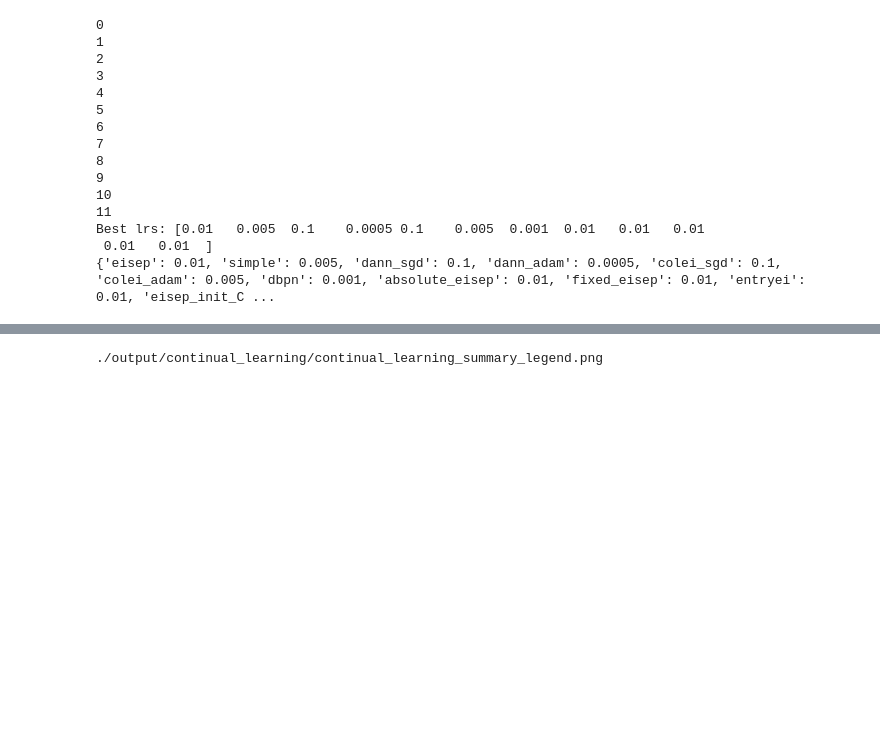
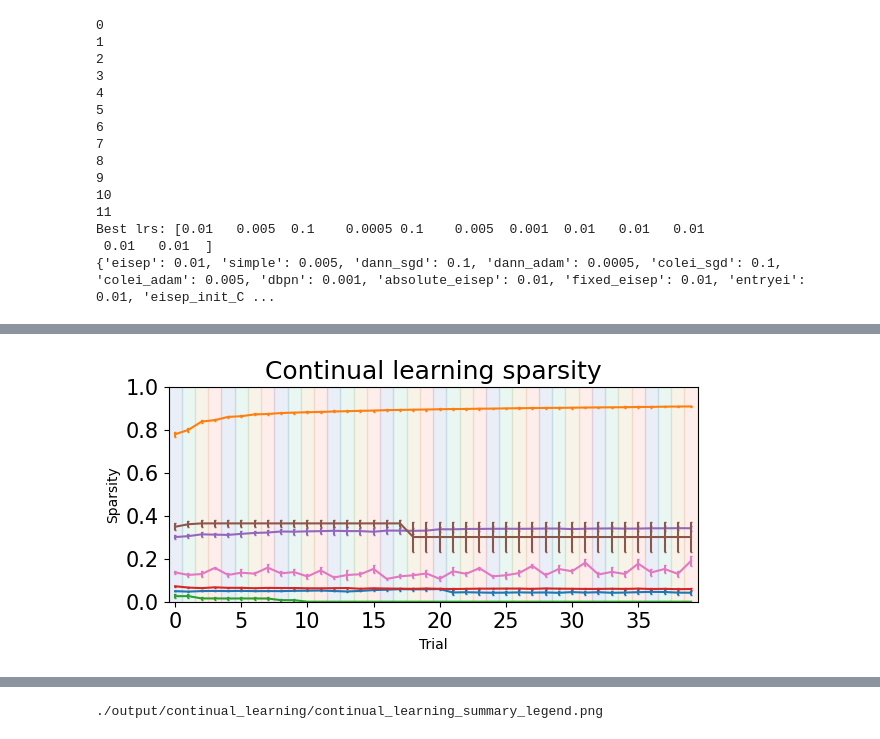
Before and after one commit to NeuroAIHub/EISep, a Jupyter notebook: docs/examples/supervised_sequential_learning.ipynb, the cells around one changed output, grey strips where cells are left out. Drawn from its saved outputs; the diff is of its cells as text; code cells hidden in the pictures; blank space fills up the shorter version.

```diff
--- a/docs/examples/supervised_sequential_learning.ipynb
+++ b/docs/examples/supervised_sequential_learning.ipynb
@@ -381,0 +500,63 @@ gradient_log_all (5, 10, 4, 200, 7)
+# %%
+model_names = ['eisep', 'simple', 'dann_sgd', 'dann_adam', 'colei_sgd', 'colei_adam', 'dbpn']
+legend_names = ['EISep', 'Simple', 'DANN-SGD', 'DANN-Adam', 'ColEI-SGD', 'ColEI-Adam', 'DBPN']
+model_colors = ['C1', 'C0', 'C2', 'C3', 'C4', 'C5', 'C6', 'C7', 'C8', 'C9']
+repeat_times = 10
+task_colors = [
+    "#3059B9",  # Group 1 - blue (darker) Go
+    "#30AB78",  # Group 1 - blue (lighter) Delay Go
+    "#C29024",  # Group 2 - orange (darker) Anti
+    "#F15E4E",  # Group 2 - orange (lighter) Delay Anti
+]
+sparsity_ar = np.zeros((len(model_names), n_seed, repeat_times, len(envs)))
+for i in range(len(model_names)):
+    # print(model_names[i])
+    net = init_model(
+    ob_size=ob_size + len(envs),
+    hidden_size=hidden_size,
+    act_size=act_size,
+    model_name=model_names[i]
+    ).to(device)
+    assert infos[i]['net_state_dicts'][0][0][0] is not infos[i]['net_state_dicts'][0][-1][-1], 'shared address'
+    for j in range(n_seed):
+        for k in range(repeat_times):
+            for l in range(len(envs)):
+                net.load_state_dict(infos[i]['net_state_dicts'][j][k][l]) # j-th seed, last round, Delay Anti task (last)
+
+                weight = net.get_actual_weight().detach().cpu().numpy()
+                sparsity = np.mean(np.abs(weight)<0.1*np.std(np.abs(weight)))
+                sparsity_ar[i,j,k,l] = sparsity
+
+fig, ax = plt.subplots(1,1,figsize=(6,3), constrained_layout=True)
+fontsize = 15
+sparsity_array = sparsity_ar.reshape((len(model_names), n_seed, repeat_times*len(envs)))
+mean_sparsity = np.mean(sparsity_array, axis=1)
+ste_sparsity = np.std(sparsity_array, axis=1)/np.sqrt(sparsity_array.shape[1])
+for i in range(len(model_names)):
+    ax.plot(mean_sparsity[i], color=model_colors[i])
+    ax.errorbar(
+        range(len(envs)*repeat_times),
+        mean_sparsity[i],
+        yerr=ste_sparsity[i],
+        fmt='none',
+        capsize=1,
+        color=model_colors[i]
+        )
+for j in range(repeat_times):
+    for k in range(len(envs)):
+        ax.fill_betweenx([0, 1], j*len(envs)+k-0.5, j*len(envs)+k+0.5, color=task_colors[k], alpha=0.1)
+ax.set_xmargin(0)
+ax.set_xlabel('Trial', fontsize=fontsize-5)
+ax.set_ylabel('Sparsity', fontsize=fontsize-5)
+ax.tick_params(labelsize=fontsize-5)
+ax.set_ylim(0,1)
+
+ax.set_title(f'Continual learning sparsity', fontsize=fontsize+3)
+ax.tick_params(labelsize=fontsize)
+# plt.tight_layout()
+figname = f'./output/continual_learning/CL_sparsity.png'
+plt.savefig(figname, dpi=400)
+print(figname)
+plt.show()
+plt.close()
+# %% [output]
@@ -382,3 +581,4 @@ gradient_log_all (5, 10, 4, 200, 7)
+[figure, added]
 # %%
 n_seed = 5
 hidden_size = 64
```
Also changed, not shown: parts of 12 cells of this notebook, 15 other files.
